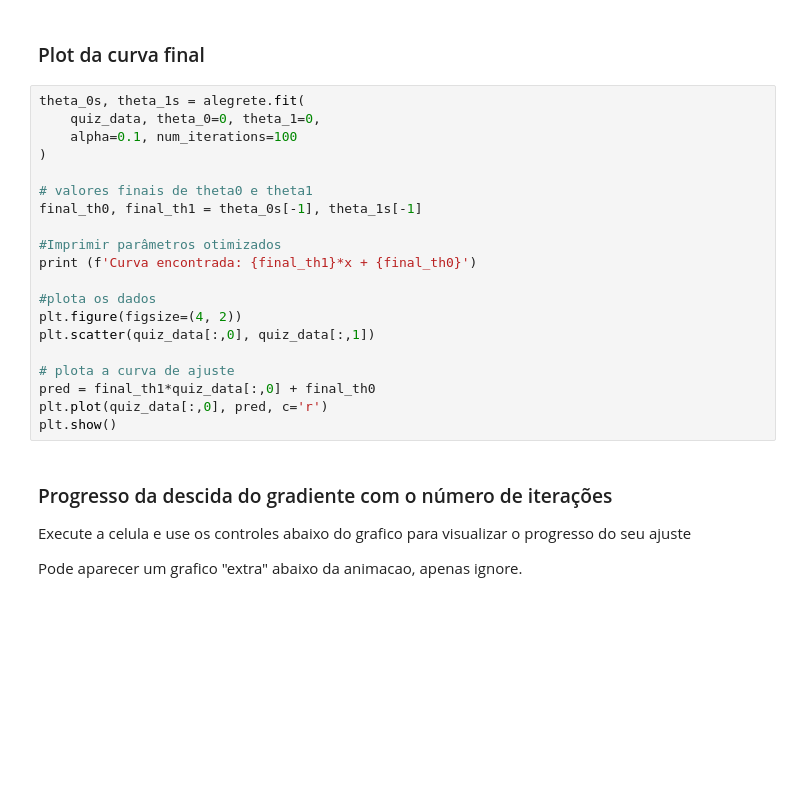
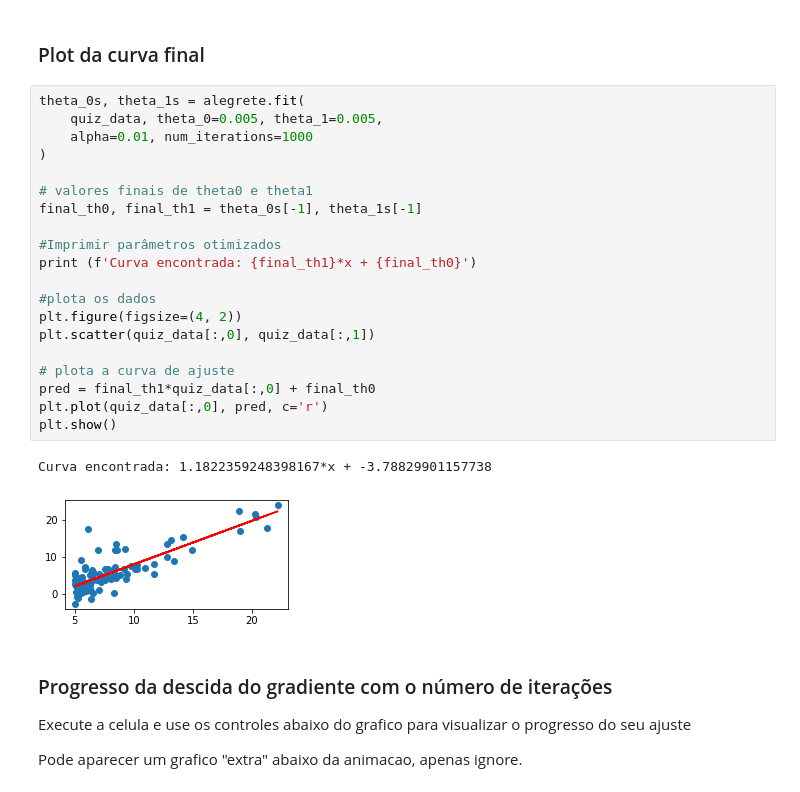
Before and after one commit to vickyad/ia-trab3, a Jupyter notebook: alegrete.ipynb, the cells around one changed output. Saved outputs shown, nothing was run; the diff lists cells and outputs as text; blank space fills up the shorter version.

```diff
--- a/alegrete.ipynb
+++ b/alegrete.ipynb
@@ -57,24 +57,27 @@ plt.show()
 ### Plot da curva final
 # %%
 theta_0s, theta_1s = alegrete.fit(
-    quiz_data, theta_0=0, theta_1=0,
-    alpha=0.1, num_iterations=100
+    quiz_data, theta_0=0.005, theta_1=0.005,
+    alpha=0.01, num_iterations=1000
 )
 
 # valores finais de theta0 e theta1
 final_th0, final_th1 = theta_0s[-1], theta_1s[-1]
 
 #Imprimir parâmetros otimizados
 print (f'Curva encontrada: {final_th1}*x + {final_th0}')
 
 #plota os dados
 plt.figure(figsize=(4, 2))
 plt.scatter(quiz_data[:,0], quiz_data[:,1])
 
 # plota a curva de ajuste
 pred = final_th1*quiz_data[:,0] + final_th0
 plt.plot(quiz_data[:,0], pred, c='r')
 plt.show()
+# %% [output]
+Curva encontrada: 1.1822359248398167*x + -3.78829901157738
+[figure, added]
 # %% [markdown]
 ### Progresso da descida do gradiente com o número de iterações
 
```
Also changed, not shown: parts of 3 cells of this notebook, 1 other file.
